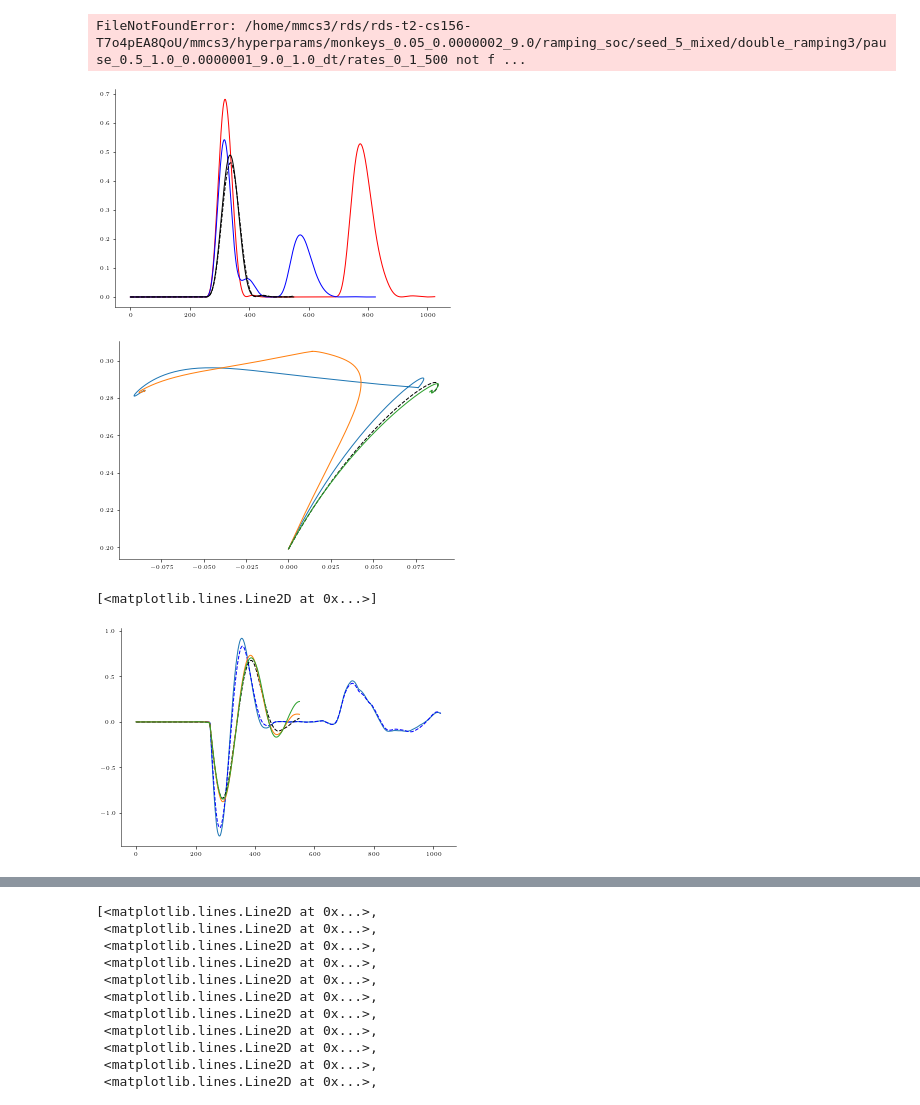
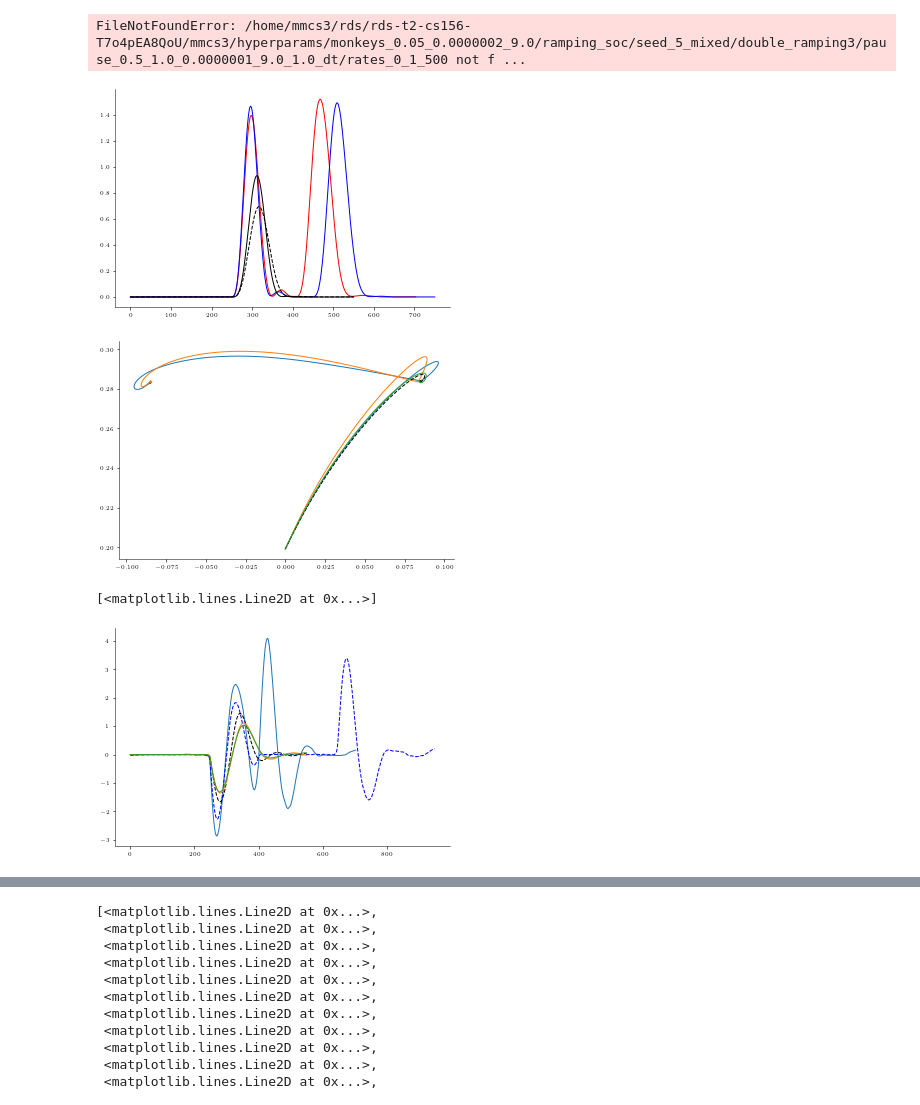
Before and after one commit to marineschimel/why-prep-2, a Jupyter notebook: notebooks/double.ipynb, the cells around one changed output, grey strips where cells are left out. Saved outputs shown, nothing was run; the diff lists cells and outputs as text; code cells hidden in the pictures.

```diff
--- a/notebooks/double.ipynb
+++ b/notebooks/double.ipynb
@@ -243,38 +428,38 @@ for i in range(2):
 # %% [output]
 FileNotFoundError: /home/mmcs3/rds/rds-t2-cs156-T7o4pEA8QoU/mmcs3/hyperparams/monkeys_0.05_0.0000002_9.0/ramping_soc/seed_5_mixed/double_ramping3/pause_0.5_1.0_0.0000001_9.0_1.0_dt/rates_0_1_500 not f ...
 # %%
-double_hands = np.loadtxt("/home/mmcs3/rds/rds-t2-cs156-T7o4pEA8QoU/mmcs3/hyperparams/monkeys_0.05_0.000005_5.0/ramping_soc/seed_3_mixed/double_ramping3/pause_0.5_0.1_0.000001_1.0_1.0/hands_1_3_500")
-double_hands1 = np.loadtxt("/home/mmcs3/rds/rds-t2-cs156-T7o4pEA8QoU/mmcs3/hyperparams/monkeys_0.05_0.000005_5.0/ramping_soc/seed_3_mixed/double_ramping3/pause_0.1_0.1_0.000001_1.0_1.0/hands_1_3_500")
-single_hands =  np.loadtxt("/home/mmcs3/rds/rds-t2-cs156-T7o4pEA8QoU/mmcs3/hyperparams/monkeys_0.05_0.000005_5.0/ramping_soc/seed_5_mixed/hands_1_500")
-single_hands1 =  np.loadtxt("/home/mmcs3/rds/rds-t2-cs156-T7o4pEA8QoU/mmcs3/hyperparams/monkeys_0.05_0.000005_5.0/ramping_soc/seed_2_mixed/hands_1_500")
-single_hands2 =  np.loadtxt("/home/mmcs3/rds/rds-t2-cs156-T7o4pEA8QoU/mmcs3/hyperparams/monkeys_0.05_0.000005_5.0/ramping_soc/seed_3_mixed/hands_1_500")
+double_hands = np.loadtxt("/home/mmcs3/rds/rds-t2-cs156-T7o4pEA8QoU/mmcs3/final_results/ramping_soc/seed_0_mixed/double_ramping3/pause_0.006_100.0_0.0000005_1.0_10.0/hands_1_3_500")
+double_hands1 = np.loadtxt("/home/mmcs3/rds/rds-t2-cs156-T7o4pEA8QoU/mmcs3/final_results/ramping_soc/seed_0_mixed/double_ramping3/pause_0.1_1.0_0.0000005_1.0_10.0/hands_1_3_500")
+single_hands =  np.loadtxt("/home/mmcs3/rds/rds-t2-cs156-T7o4pEA8QoU/mmcs3/final_results/ramping_soc/seed_0_mixed/hands_1_500")
+single_hands1 =  np.loadtxt("/home/mmcs3/rds/rds-t2-cs156-T7o4pEA8QoU/mmcs3/final_results/ramping_soc/seed_1_mixed/hands_1_500")
+single_hands2 =  np.loadtxt("/home/mmcs3/rds/rds-t2-cs156-T7o4pEA8QoU/mmcs3/final_results/ramping_soc/seed_2_mixed/hands_1_500")
 plt.plot(double_hands[:,1]**2 + double_hands[:,3]**2, "r")
 plt.plot(double_hands1[:,1]**2 + double_hands1[:,3]**2, "b")
 plt.plot(single_hands[:,1]**2 + single_hands[:,3]**2, "k")
 #plt.plot(single_hands1[:,1]**2 + single_hands1[:,3]**2, "--k")
 plt.plot(single_hands2[:,1]**2 + single_hands2[:,3]**2, "--k")
 plt.figure()
 plt.plot(double_hands[:,0], double_hands[:,2])
 plt.plot(double_hands1[:,0], double_hands1[:,2])
 plt.plot(single_hands[:,0], single_hands[:,2], '--k')
 #plt.plot(single_hands1[:,0], single_hands1[:,2])
 plt.plot(single_hands2[:,0], single_hands2[:,2])
 plt.show()
 #########
 plt.figure()
-double_torques = np.loadtxt("/home/mmcs3/rds/rds-t2-cs156-T7o4pEA8QoU/mmcs3/hyperparams/monkeys_0.05_0.000005_5.0/ramping_soc/seed_5_mixed/double_ramping3/pause_0.5_0.1_0.0000008_5.0_1.0/torques_1_3_500")
-double_torques1 = np.loadtxt("/home/mmcs3/rds/rds-t2-cs156-T7o4pEA8QoU/mmcs3/hyperparams/monkeys_0.05_0.000005_5.0/ramping_soc/seed_5_mixed/double_ramping3/pause_0.5_0.1_0.000001_5.0_1.0/torques_1_3_500")
-single_torques =  np.loadtxt("/home/mmcs3/rds/rds-t2-cs156-T7o4pEA8QoU/mmcs3/hyperparams/monkeys_0.05_0.000005_5.0/ramping_soc/seed_1_mixed/torques_1_500")
-single_torques1 =  np.loadtxt("/home/mmcs3/rds/rds-t2-cs156-T7o4pEA8QoU/mmcs3/hyperparams/monkeys_0.05_0.000005_5.0/ramping_soc/seed_4_mixed/torques_1_500")
-single_torques2 =  np.loadtxt("/home/mmcs3/rds/rds-t2-cs156-T7o4pEA8QoU/mmcs3/hyperparams/monkeys_0.05_0.000005_5.0/ramping_soc/seed_3_mixed/torques_1_500")
+double_torques = np.loadtxt("/home/mmcs3/rds/rds-t2-cs156-T7o4pEA8QoU/mmcs3/final_results/ramping_soc/seed_0_mixed/double_ramping3/pause_0.006_100.0_0.0000005_1.0_10.0/torques_1_5_500")
+double_torques1 = np.loadtxt("/home/mmcs3/rds/rds-t2-cs156-T7o4pEA8QoU/mmcs3/final_results/ramping_soc/seed_0_mixed/double_ramping3/pause_0.5_1.0_0.000001_1.0_10.0/torques_1_5_500")
+single_torques =  np.loadtxt("/home/mmcs3/rds/rds-t2-cs156-T7o4pEA8QoU/mmcs3/final_results/ramping_soc/seed_0_mixed/torques_1_500")
+single_torques1 =  np.loadtxt("/home/mmcs3/rds/rds-t2-cs156-T7o4pEA8QoU/mmcs3/final_results/ramping_soc/seed_1_mixed/torques_1_500")
+single_torques2 =  np.loadtxt("/home/mmcs3/rds/rds-t2-cs156-T7o4pEA8QoU/mmcs3/final_results/ramping_soc/seed_2_mixed/torques_1_500")
 plt.plot(double_torques[:,1])
 plt.plot(double_torques1[:,1], '--b')
 plt.plot(single_torques[:,1], 'k--')
 plt.plot(single_torques1[:,1])
 plt.plot(single_torques2[:,1])
 # %% [output]
-[figure, old version]
+[figure, new version]
-[figure, old version]
+[figure, new version]
 [<matplotlib.lines.Line2D at 0x...>]
-[figure, old version]
+[figure, new version]
 # %%
```
Also changed, not shown: parts of 9 cells of this notebook, 27 other files.
